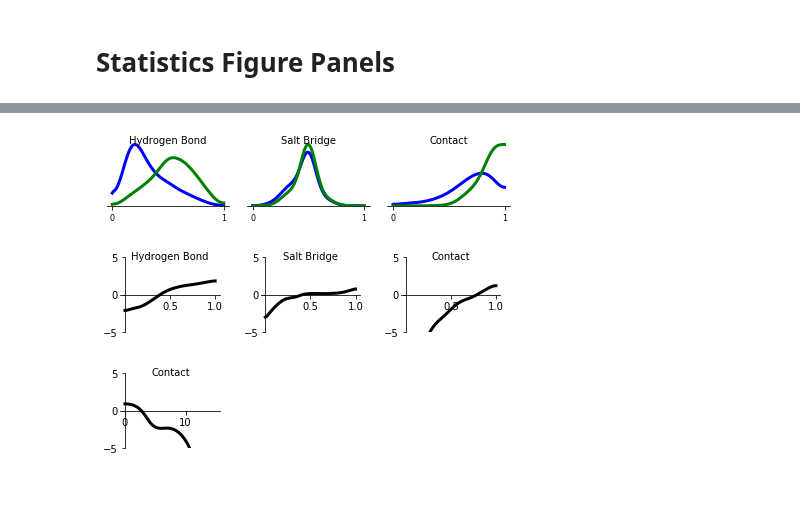
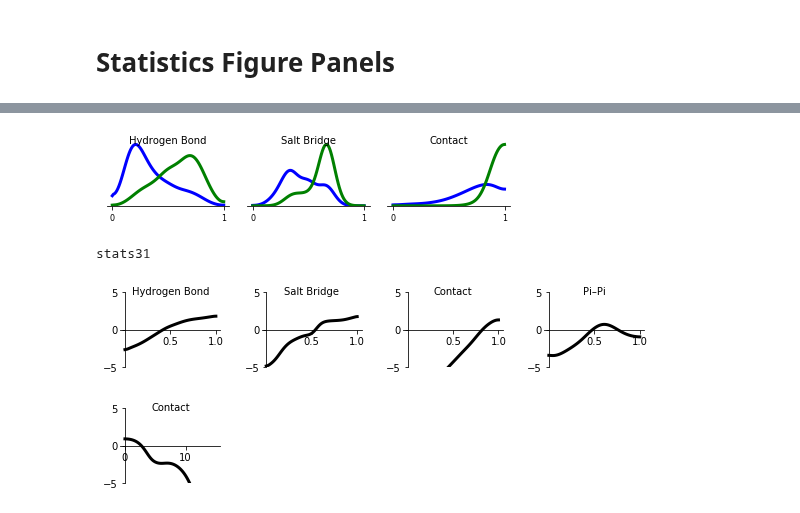
Before and after one commit to orangese/combind_multistruct_benchmarking, a Jupyter notebook: notebooks/statistics/statistics.ipynb, the cells around one changed output, grey strips where cells are left out. Cells and saved outputs as stored; diff of their text form; code cells hidden in the pictures.

Commit message:
Figure updates.

```diff
--- a/notebooks/statistics/statistics.ipynb
+++ b/notebooks/statistics/statistics.ipynb
@@ -15,0 +47,28 @@ stats = statistics([protein for protein in proteins if protein not in {'D2', 'CH
+# %%
+print(shared_paths['stats']['version'])
+names = {
+    'pipi'   : 'Pi–Pi',
+    'hbond'  : 'Hydrogen Bond',
+    'sb'     : 'Salt Bridge',
+    'contact': 'Contact',
+    'mcss'   : 'MCSS',
+}
+
+f, ax = plt.subplots(1, 4, figsize = (8, 1.5))
+for i, interaction in enumerate(['hbond', 'sb', 'contact', 'pipi']):
+    ref = stats['reference'][interaction]
+    nat = stats['native'][interaction]
+
+    ax[i].spines['left'].set_visible(False)
+    ax[i].spines['right'].set_visible(False)
+    ax[i].spines['top'].set_visible(False)
+
+    ax[i].plot(ref.x, ref.fx, c = 'b', lw = 3)
+    ax[i].plot(nat.x, nat.fx, c = 'g', lw = 3)
+    ax[i].set_title(names[interaction], fontsize = 10, fontdict = {'verticalalignment': 'top'})
+    ax[i].set_xticks([0, 1])
+    ax[i].set_xticklabels([0, 1], fontsize = 8)
+    ax[i].set_yticks([])
+    ax[i].set_ylim(0)
+plt.tight_layout()
+plt.show()
@@ -16,4 +78,5 @@ stats = statistics([protein for protein in proteins if protein not in {'D2', 'CH
 # %%
+print(shared_paths['stats']['version'])
 names = {
     'hbond'  : 'Hydrogen Bond',
     'sb'     : 'Salt Bridge',
@@ -37,39 +100,33 @@ for i, interaction in enumerate(['hbond', 'sb', 'contact']):
     ax[i].set_xticklabels([0, 1], fontsize = 8)
     ax[i].set_yticks([])
     ax[i].set_ylim(0)
-#plt.subplots_adjust(wspace = 0.1, top = 0.1, bottom = 0.0, left = 0.1, right = 0.9)
 plt.tight_layout()
-#plt.savefig('../../pymol/figures/fig2_panels/interaction_similarities.pdf')
 plt.show()
 # %% [output]
-[figure, old version]
+[figure, new version]
 # %%
-names = {
-    'hbond'  : 'Hydrogen Bond',
-    'sb'     : 'Salt Bridge',
-    'contact': 'Contact',
-    'mcss'   : 'MCSS',
-}
+print(shared_paths['stats']['version'])
 
-f, ax = plt.subplots(1, 3, figsize = (6, 1.5))
-for i, interaction in enumerate(['hbond', 'sb', 'contact']):
+f, ax = plt.subplots(1, 4, figsize = (8, 1.5))
+for i, interaction in enumerate(['hbond', 'sb', 'contact', 'pipi']):
     ref = stats['reference'][interaction]
     nat = stats['native'][interaction]
 
     ax[i].spines['left'].set_position('zero')
     ax[i].spines['bottom'].set_position('zero')
     ax[i].spines['right'].set_visible(False)
     ax[i].spines['top'].set_visible(False)
     ax[i].plot(nat.x, np.log(nat.fx/ref.fx), c = 'k', lw = 3)
     ax[i].set_title(names[interaction], fontsize = 10, fontdict = {'verticalalignment': 'top'})
     ax[i].set_ylim(-5, 5)
     ax[i].set_xticks([0.5, 1])
 
 plt.tight_layout()
 #plt.savefig('../../pymol/figures/fig2_panels/interaction_similarities.pdf')
 plt.show()
 # %% [output]
+stats31
-[figure, old version]
+[figure, new version]
 # %%
 # The spacing at edges of figure is slightly bigger than the spacing
 # between panels in the above. The result is that we need to make
```
Also changed, not shown: parts of 2 cells of this notebook, 15 other files.
